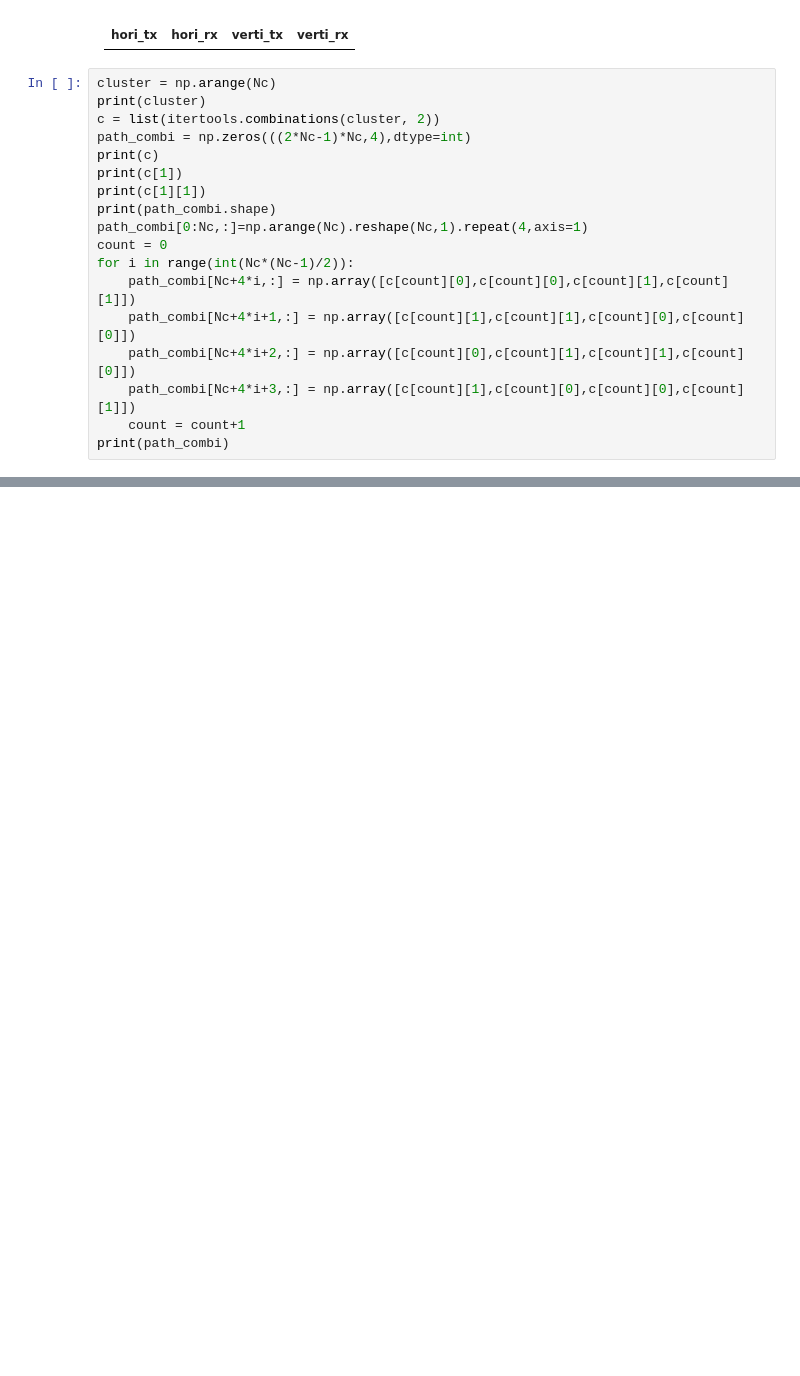
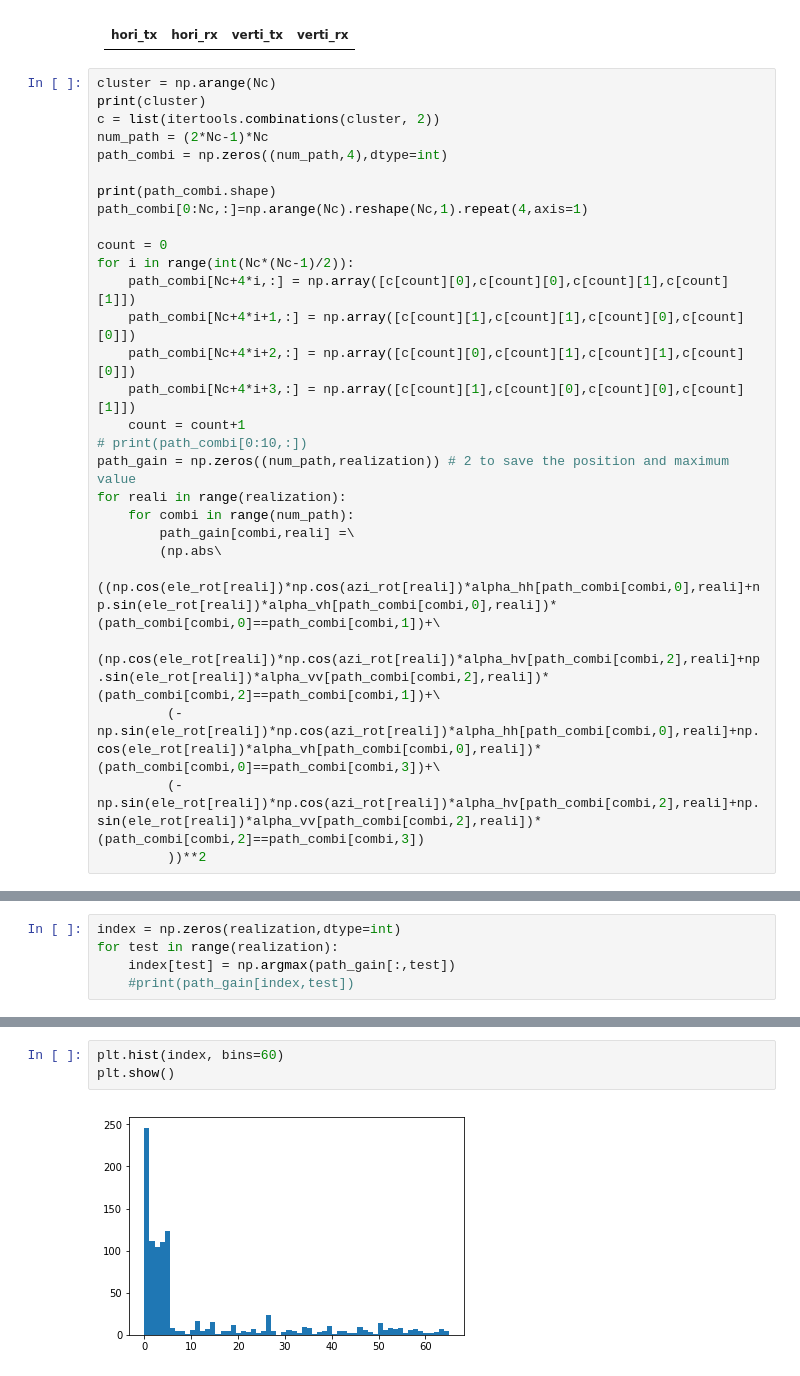
Before and after one commit to dienhoa/hybrid_beamforming_notebook, a Jupyter notebook: Dual Polarized Channel.ipynb, the cells around one changed output, grey strips where cells are left out. Saved outputs shown, nothing was run; the diff lists cells and outputs as text; blank space fills up the shorter version.

```diff
--- a/Dual Polarized Channel.ipynb
+++ b/Dual Polarized Channel.ipynb
@@ -99,12 +99,12 @@ print("4*Nt*Nr =", 4*Nt*Nr , "   Frobenius norm =", np.mean(channel_fro_2**2))
 cluster = np.arange(Nc)
 print(cluster)
 c = list(itertools.combinations(cluster, 2))
-path_combi = np.zeros(((2*Nc-1)*Nc,4),dtype=int)
-print(c)
-print(c[1])
-print(c[1][1])
+num_path = (2*Nc-1)*Nc
+path_combi = np.zeros((num_path,4),dtype=int)
+
 print(path_combi.shape)
 path_combi[0:Nc,:]=np.arange(Nc).reshape(Nc,1).repeat(4,axis=1)
+
 count = 0
 for i in range(int(Nc*(Nc-1)/2)):
     path_combi[Nc+4*i,:] = np.array([c[count][0],c[count][0],c[count][1],c[count][1]])
@@ -112,6 +112,16 @@ for i in range(int(Nc*(Nc-1)/2)):
     path_combi[Nc+4*i+2,:] = np.array([c[count][0],c[count][1],c[count][1],c[count][0]])
     path_combi[Nc+4*i+3,:] = np.array([c[count][1],c[count][0],c[count][0],c[count][1]])
     count = count+1
-print(path_combi)
+# print(path_combi[0:10,:])
+path_gain = np.zeros((num_path,realization)) # 2 to save the position and maximum value
+for reali in range(realization):
+    for combi in range(num_path):
+        path_gain[combi,reali] =\
+        (np.abs\
+         ((np.cos(ele_rot[reali])*np.cos(azi_rot[reali])*alpha_hh[path_combi[combi,0],reali]+np.sin(ele_rot[reali])*alpha_vh[path_combi[combi,0],reali])*(path_combi[combi,0]==path_combi[combi,1])+\
+         (np.cos(ele_rot[reali])*np.cos(azi_rot[reali])*alpha_hv[path_combi[combi,2],reali]+np.sin(ele_rot[reali])*alpha_vv[path_combi[combi,2],reali])*(path_combi[combi,2]==path_combi[combi,1])+\
+         (-np.sin(ele_rot[reali])*np.cos(azi_rot[reali])*alpha_hh[path_combi[combi,0],reali]+np.cos(ele_rot[reali])*alpha_vh[path_combi[combi,0],reali])*(path_combi[combi,0]==path_combi[combi,3])+\
+         (-np.sin(ele_rot[reali])*np.cos(azi_rot[reali])*alpha_hv[path_combi[combi,2],reali]+np.sin(ele_rot[reali])*alpha_vv[path_combi[combi,2],reali])*(path_combi[combi,2]==path_combi[combi,3])
+         ))**2
 # %% [output]
 [0 1 2 3 4 5]
@@ -133,0 +131,5 @@ print(path_combi)
+# %%
+index = np.zeros(realization,dtype=int)
+for test in range(realization):
+    index[test] = np.argmax(path_gain[:,test])
+    #print(path_gain[index,test])
@@ -133,0 +180,5 @@ print(path_combi)
+# %%
+plt.hist(index, bins=60)
+plt.show()
+# %% [output]
+[figure, added]
```
Also changed, not shown: parts of 14 cells of this notebook.
